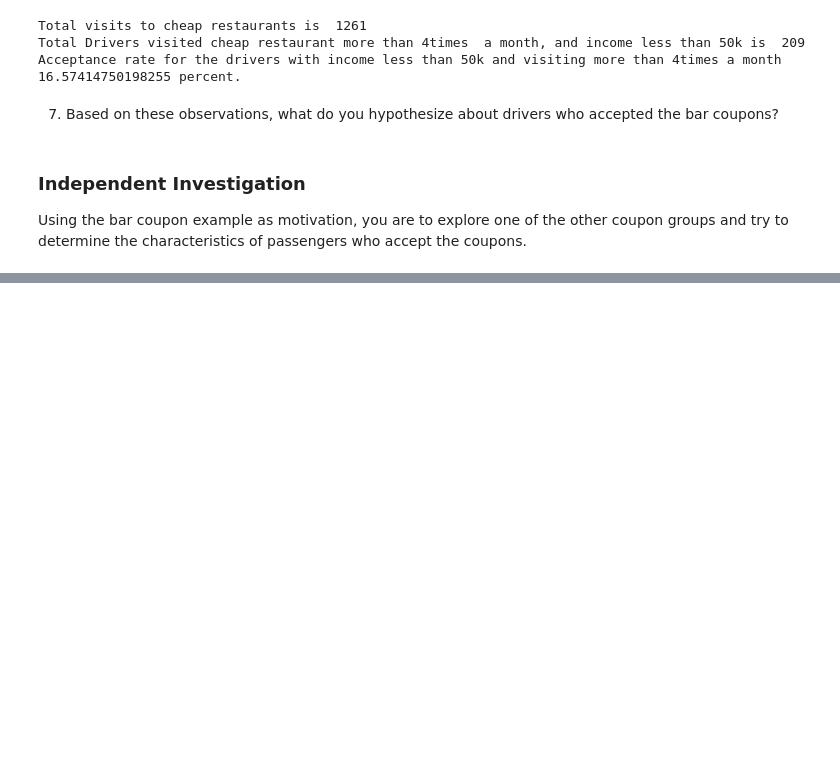
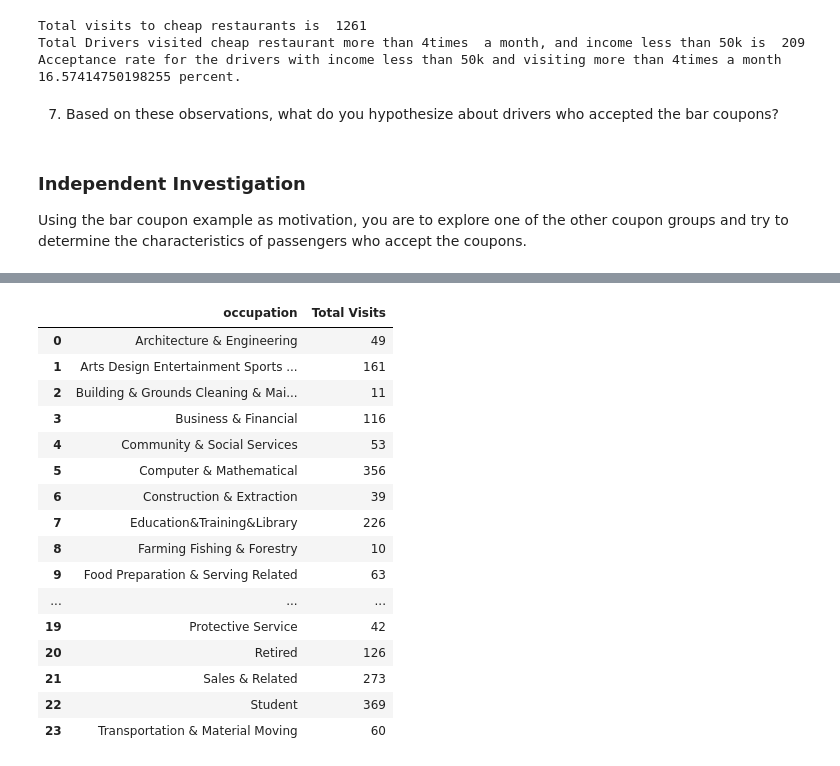
Before and after one commit to marrisp/coupon, a Jupyter notebook: prompt.ipynb, the cells around one changed output, grey strips where cells are left out. Drawn from its saved outputs; the diff is of its cells as text; code cells hidden in the pictures; blank space fills up the shorter version.

```diff
--- a/prompt.ipynb
+++ b/prompt.ipynb
@@ -471,0 +524,22 @@ Using the bar coupon example as motivation, you are to explore one of the other
+# %%
+df_coffee_occup = df_coffee.groupby('occupation').size().to_frame('Total Visits').reset_index()
+
+df_coffee_occup
+# %% [output]
+|  | occupation | Total Visits |
+| 0 | Architecture & Engineering | 49 |
+| 1 | Arts Design Entertainment Sports ... | 161 |
+| 2 | Building & Grounds Cleaning & Mai... | 11 |
+| 3 | Business & Financial | 116 |
+| 4 | Community & Social Services | 53 |
+| 5 | Computer & Mathematical | 356 |
+| 6 | Construction & Extraction | 39 |
+| 7 | Education&Training&Library | 226 |
+| 8 | Farming Fishing & Forestry | 10 |
+| 9 | Food Preparation & Serving Related | 63 |
+| ... | ... | ... |
+| 19 | Protective Service | 42 |
+| 20 | Retired | 126 |
+| 21 | Sales & Related | 273 |
+| 22 | Student | 369 |
+| 23 | Transportation & Material Moving | 60 |
```
Also changed, not shown: parts of 16 cells of this notebook.
